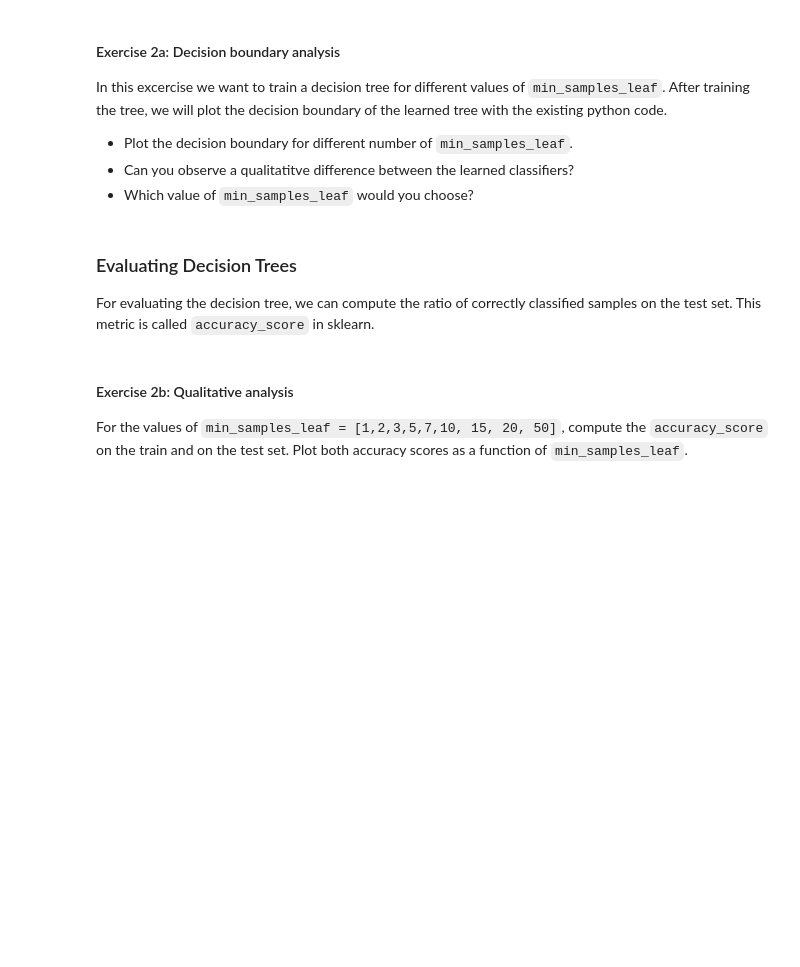
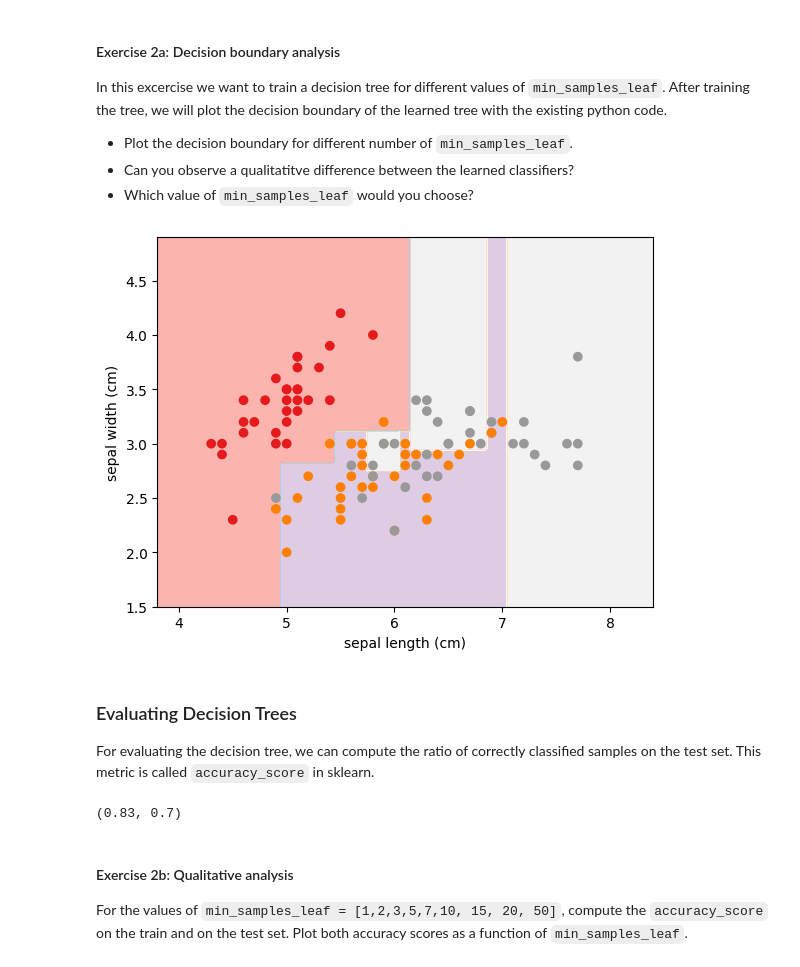
Before and after one commit to mathewsjoyy/MachineLearning-Workshop, a Jupyter notebook: Workshop8/Week8_workshop.ipynb, the cells around one changed output. Drawn from its saved outputs; the diff is of its cells as text; code cells hidden in the pictures; blank space fills up the shorter version.

```diff
--- a/Workshop8/Week8_workshop.ipynb
+++ b/Workshop8/Week8_workshop.ipynb
@@ -238,33 +258,35 @@ we will plot the decision boundary of the learned tree with the existing python
 # %%
 import matplotlib.pyplot as plt
 from sklearn.tree import DecisionTreeClassifier
 import sklearn.metrics as metrics
 
 n_classes = 3
 plot_step = 0.02
 
 ######################################
 ##### CHANGE THE FOLLOWING LINE: #####
 ######################################
-clf = DecisionTreeClassifier(min_samples_leaf=5)
+clf = DecisionTreeClassifier(min_samples_leaf=n_classes)
 
 clf = clf.fit(X_train, Y_train)
 
 # create a grid for the two input dimensions
 xx, yy = np.meshgrid(np.arange(x_min, x_max, plot_step),
                          np.arange(y_min, y_max, plot_step))
 
 plt.figure()
 Z = clf.predict(np.c_[xx.ravel(), yy.ravel()])
 Z = Z.reshape(xx.shape)
 cs = plt.contourf(xx, yy, Z, cmap=plt.cm.Pastel1)
 
 plt.scatter(X_train[:, 0], X_train[:, 1], c=Y_train, cmap=plt.cm.Set1)
 
 plt.xlabel(iris.feature_names[0])
 plt.ylabel(iris.feature_names[1])
 plt.axis("tight")
 plt.show()
+# %% [output]
+[figure, added]
 # %% [markdown]
 ### Evaluating Decision Trees
 For evaluating the decision tree, we can compute the ratio of correctly
@@ -276,6 +298,8 @@ train_accuracy = metrics.accuracy_score(Y_train, clf.predict(X_train))
 test_accuracy = metrics.accuracy_score(Y_test, clf.predict(X_test))
 
 train_accuracy, test_accuracy
+# %% [output]
+(0.83, 0.7)
 # %% [markdown]
 #### Exercise 2b: Qualitative analysis
 
```
Also changed, not shown: parts of 13 cells of this notebook, 4 other files.
